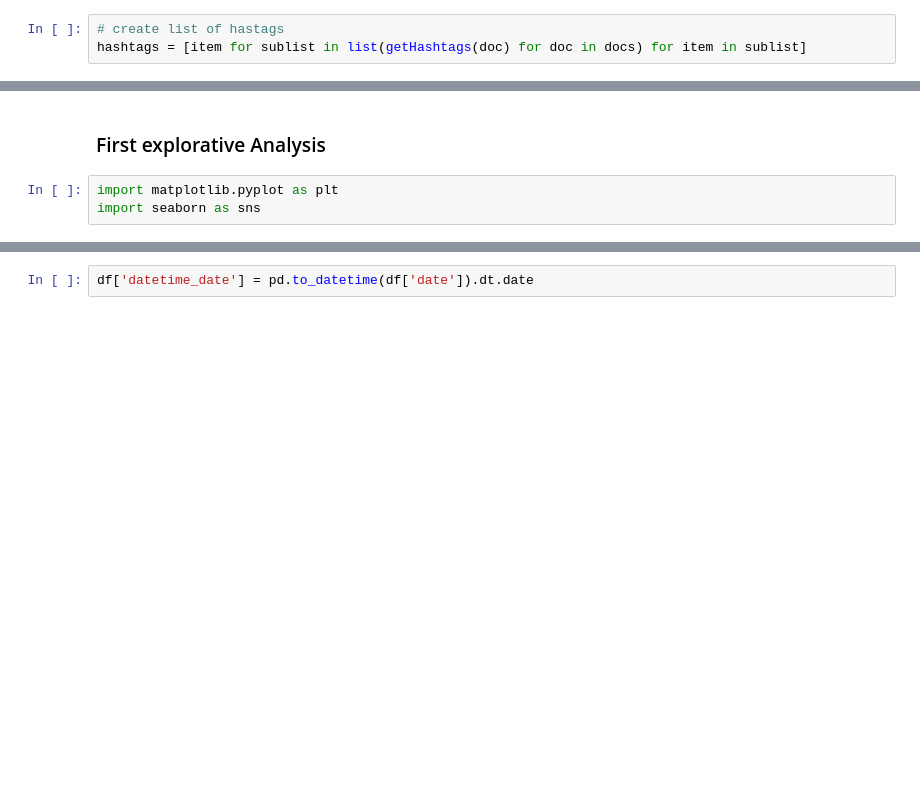
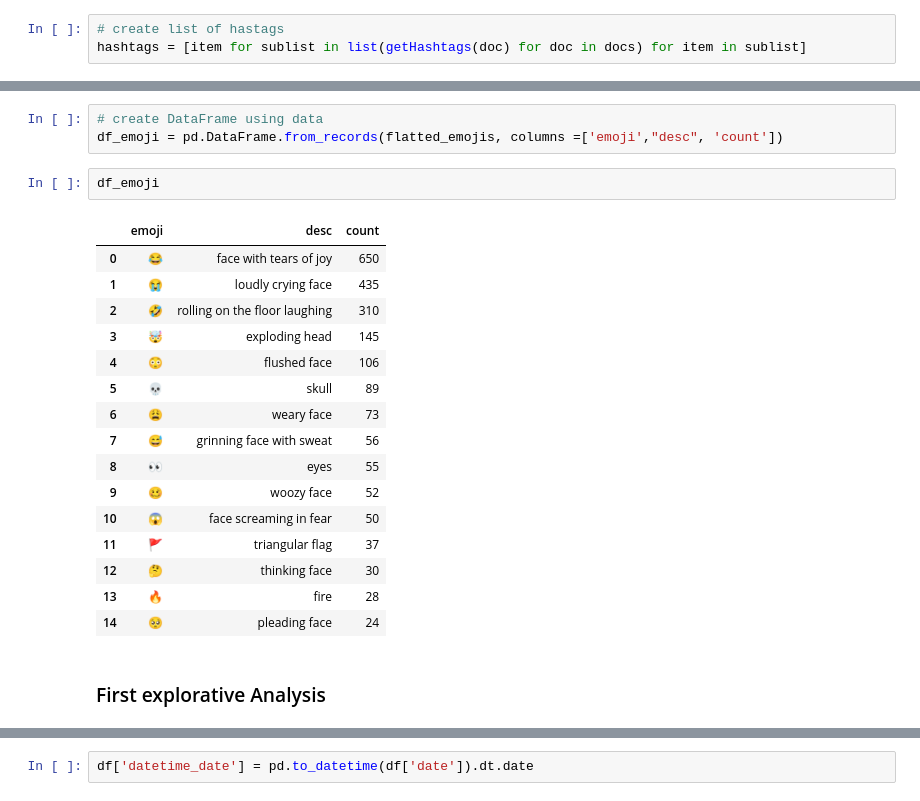
Before and after one commit to alexkneis/notebooks, a Jupyter notebook: text-analytics/tinder_swindler_tweets_analysis/tinder_swindler.ipynb, the cells around one changed output, grey strips where cells are left out. Drawn from its saved outputs; the diff is of its cells as text; blank space fills up the shorter version.

```diff
--- a/text-analytics/tinder_swindler_tweets_analysis/tinder_swindler.ipynb
+++ b/text-analytics/tinder_swindler_tweets_analysis/tinder_swindler.ipynb
@@ -167,5 +273,24 @@ meltdown NOUN NN dobj
+# %%
+# create DataFrame using data
+df_emoji = pd.DataFrame.from_records(flatted_emojis, columns =['emoji',"desc", 'count'])
+# %%
+df_emoji
+# %% [output]
+|  | emoji | desc | count |
+| 0 | 😂 | face with tears of joy | 650 |
+| 1 | 😭 | loudly crying face | 435 |
+| 2 | 🤣 | rolling on the floor laughing | 310 |
+| 3 | 🤯 | exploding head | 145 |
+| 4 | 😳 | flushed face | 106 |
+| 5 | 💀 | skull | 89 |
+| 6 | 😩 | weary face | 73 |
+| 7 | 😅 | grinning face with sweat | 56 |
+| 8 | 👀 | eyes | 55 |
+| 9 | 🥴 | woozy face | 52 |
+| 10 | 😱 | face screaming in fear | 50 |
+| 11 | 🚩 | triangular flag | 37 |
+| 12 | 🤔 | thinking face | 30 |
+| 13 | 🔥 | fire | 28 |
+| 14 | 🥺 | pleading face | 24 |
 # %% [markdown]
 ### First explorative Analysis
-# %%
-import matplotlib.pyplot as plt
-import seaborn as sns
```
Also changed, not shown: parts of 39 cells of this notebook, 2 other files.
